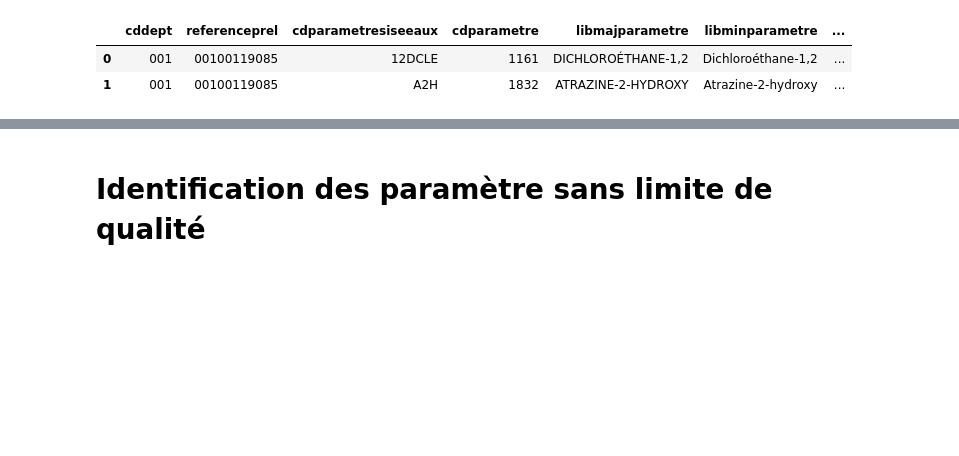
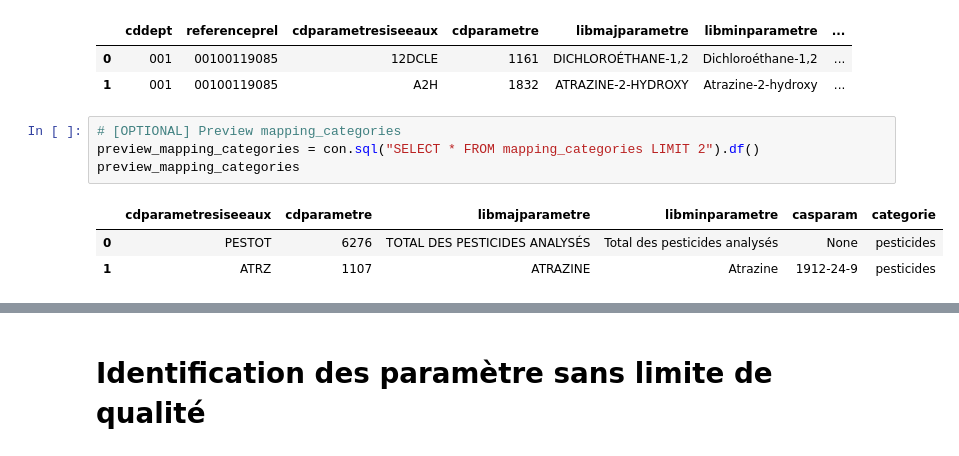
Before and after one commit to dataforgoodfr/13_pollution_eau, a Jupyter notebook: analytics/notebooks/Tache132_Etude_limite_de_qualite.ipynb, the cells around one changed output, grey strips where cells are left out. Drawn from its saved outputs; the diff is of its cells as text; blank space fills up the shorter version.

```diff
--- a/analytics/notebooks/Tache132_Etude_limite_de_qualite.ipynb
+++ b/analytics/notebooks/Tache132_Etude_limite_de_qualite.ipynb
@@ -71,3 +73,11 @@ preview_resultats
 |  | cddept | referenceprel | cdparametresiseeaux | cdparametre | libmajparametre | libminparametre | ... |
 | 0 | 001 | 00100119085 | 12DCLE | 1161 | DICHLOROÉTHANE-1,2 | Dichloroéthane-1,2 | ... |
 | 1 | 001 | 00100119085 | A2H | 1832 | ATRAZINE-2-HYDROXY | Atrazine-2-hydroxy | ... |
+# %%
+# [OPTIONAL] Preview mapping_categories
+preview_mapping_categories = con.sql("SELECT * FROM mapping_categories LIMIT 2").df()
+preview_mapping_categories
+# %% [output]
+|  | cdparametresiseeaux | cdparametre | libmajparametre | libminparametre | casparam | categorie |
+| 0 | PESTOT | 6276 | TOTAL DES PESTICIDES ANALYSÉS | Total des pesticides analysés | None | pesticides |
+| 1 | ATRZ | 1107 | ATRAZINE | Atrazine | 1912-24-9 | pesticides |
```
Also changed, not shown: parts of 15 cells of this notebook.
